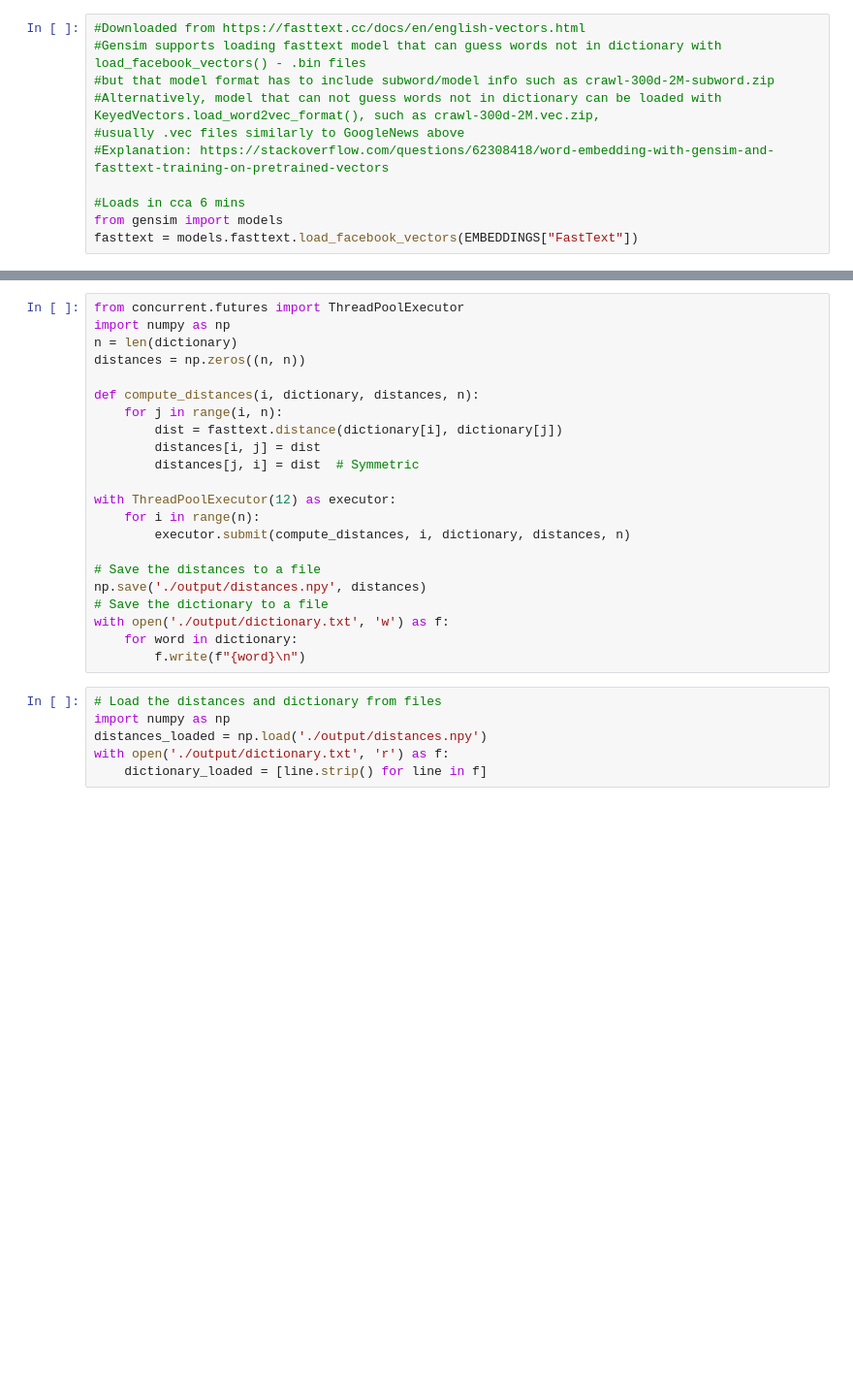
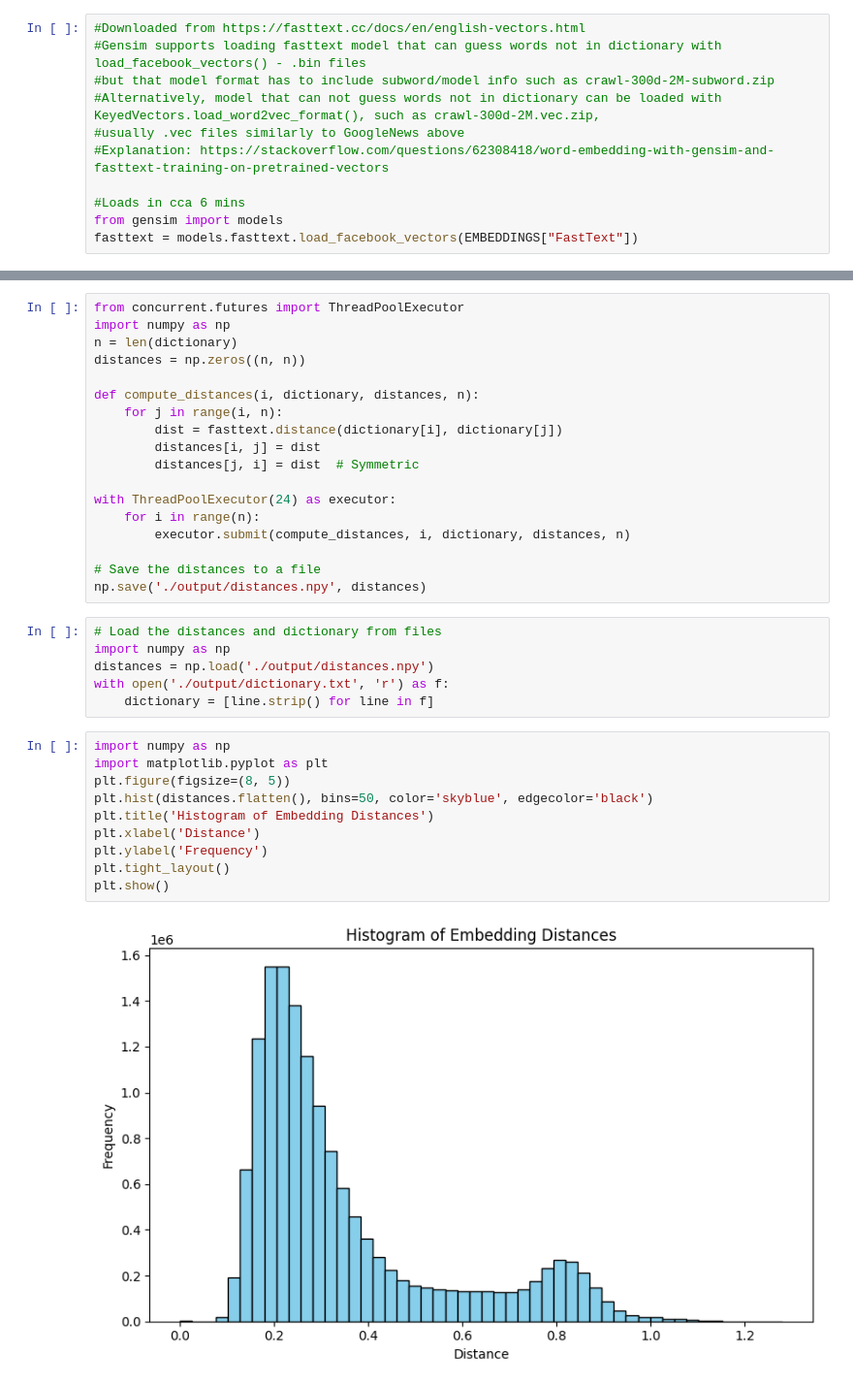
Before and after one commit to mmaracic/dataScience, a Jupyter notebook: anomaly-detection/analysis.ipynb, the cells around one changed output, grey strips where cells are left out. Shown at 97% size. Cells and saved outputs as stored; diff of their text form; blank space fills up the shorter version.

```diff
--- a/anomaly-detection/analysis.ipynb
+++ b/anomaly-detection/analysis.ipynb
@@ -54,22 +62,30 @@ def compute_distances(i, dictionary, distances, n):
         distances[i, j] = dist
         distances[j, i] = dist  # Symmetric
 
-with ThreadPoolExecutor(12) as executor:
+with ThreadPoolExecutor(24) as executor:
     for i in range(n):
         executor.submit(compute_distances, i, dictionary, distances, n)
 
 # Save the distances to a file
 np.save('./output/distances.npy', distances)
-# Save the dictionary to a file
-with open('./output/dictionary.txt', 'w') as f:
-    for word in dictionary:
-        f.write(f"{word}\n")
 # %%
 # Load the distances and dictionary from files
 import numpy as np
-distances_loaded = np.load('./output/distances.npy')
+distances = np.load('./output/distances.npy')
 with open('./output/dictionary.txt', 'r') as f:
-    dictionary_loaded = [line.strip() for line in f]
+    dictionary = [line.strip() for line in f]
+# %%
+import numpy as np
+import matplotlib.pyplot as plt
+plt.figure(figsize=(8, 5))
+plt.hist(distances.flatten(), bins=50, color='skyblue', edgecolor='black')
+plt.title('Histogram of Embedding Distances')
+plt.xlabel('Distance')
+plt.ylabel('Frequency')
+plt.tight_layout()
+plt.show()
+# %% [output]
+[figure, added]
 # %%
 import numpy as np
 import matplotlib.pyplot as plt
```
Also changed, not shown: parts of 3 cells of this notebook.
